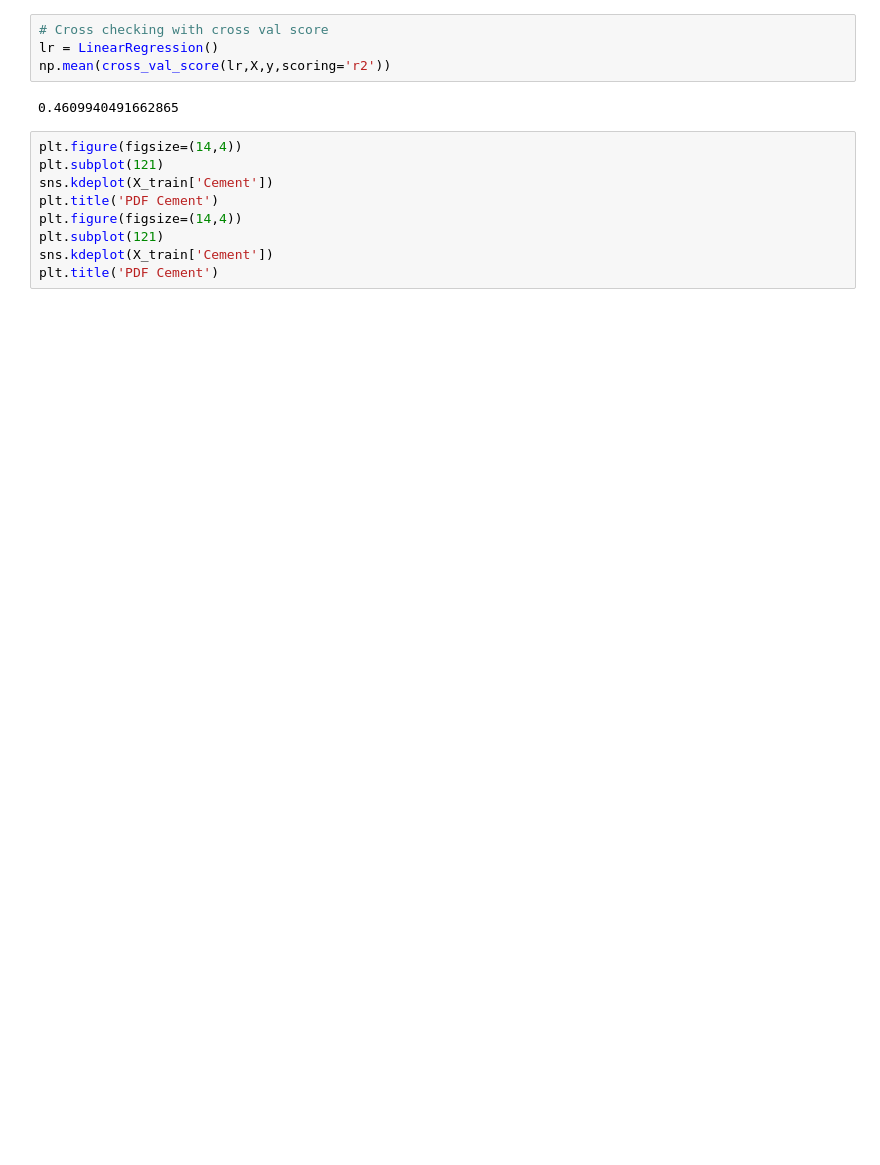
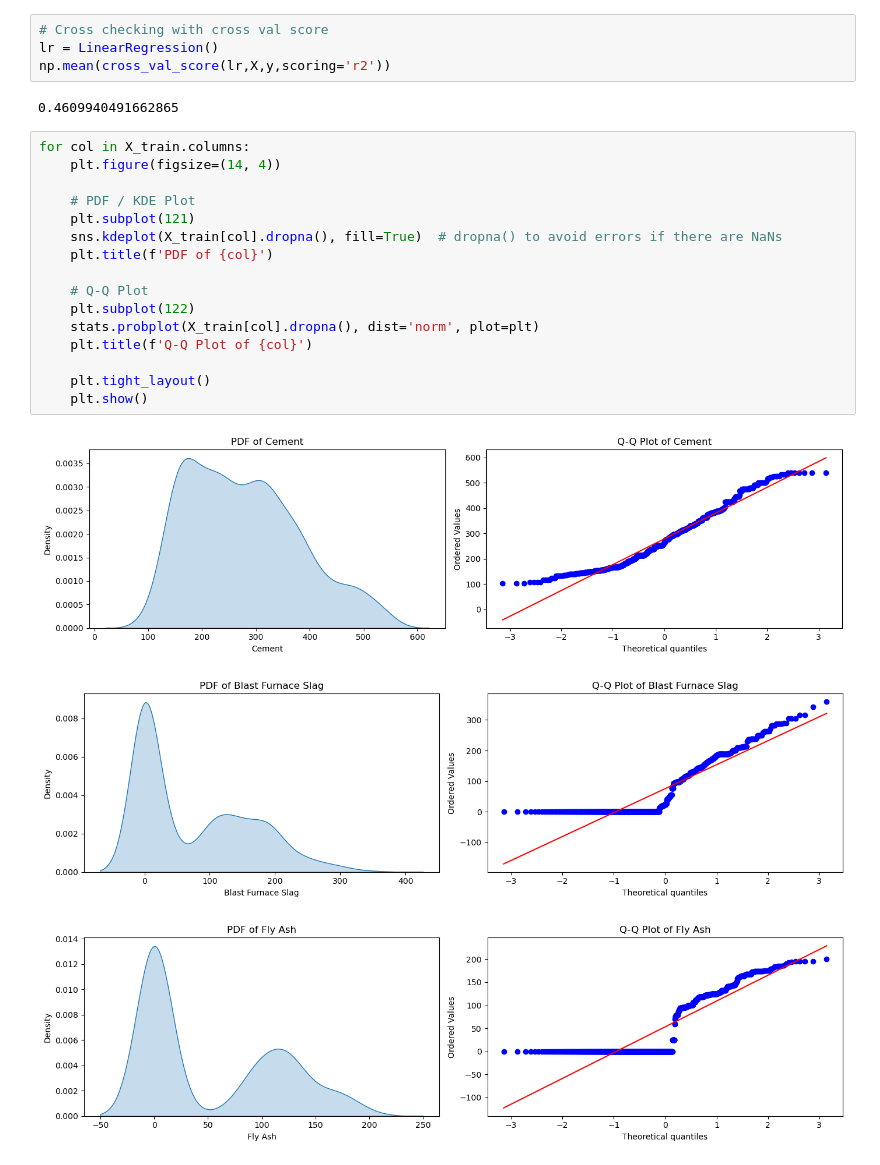
Before and after one commit to Deshna11/Machine_Learning, a Jupyter notebook: power_transform.ipynb, the cells around one changed output. Drawn from its saved outputs; the diff is of its cells as text; blank space fills up the shorter version.

```diff
--- a/power_transform.ipynb
+++ b/power_transform.ipynb
@@ -56,12 +56,23 @@ lr = LinearRegression()
 np.mean(cross_val_score(lr,X,y,scoring='r2'))
 # %% [output]
 0.4609940491662865
-# %%
-plt.figure(figsize=(14,4))
-plt.subplot(121)
-sns.kdeplot(X_train['Cement'])
-plt.title('PDF Cement')
-plt.figure(figsize=(14,4))
-plt.subplot(121)
-sns.kdeplot(X_train['Cement'])
-plt.title('PDF Cement')
+# %%
+for col in X_train.columns:
+    plt.figure(figsize=(14, 4))
+
+    # PDF / KDE Plot
+    plt.subplot(121)
+    sns.kdeplot(X_train[col].dropna(), fill=True)  # dropna() to avoid errors if there are NaNs
+    plt.title(f'PDF of {col}')
+
+    # Q-Q Plot
+    plt.subplot(122)
+    stats.probplot(X_train[col].dropna(), dist='norm', plot=plt)
+    plt.title(f'Q-Q Plot of {col}')
+
+    plt.tight_layout()
+    plt.show()
+# %% [output]
+[figure, added]
+[figure, added]
+[figure, added]
```
Also changed, not shown: parts of 11 cells of this notebook.
